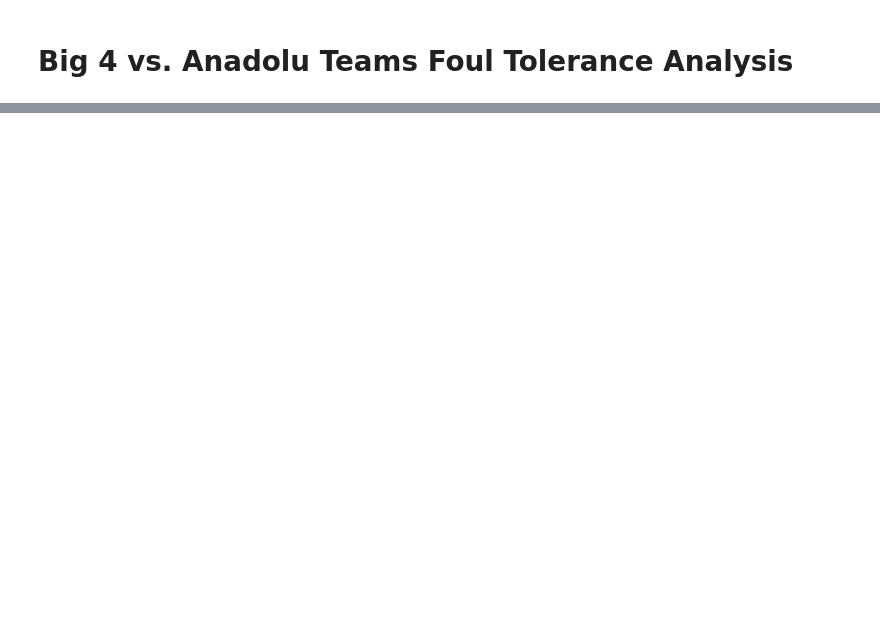
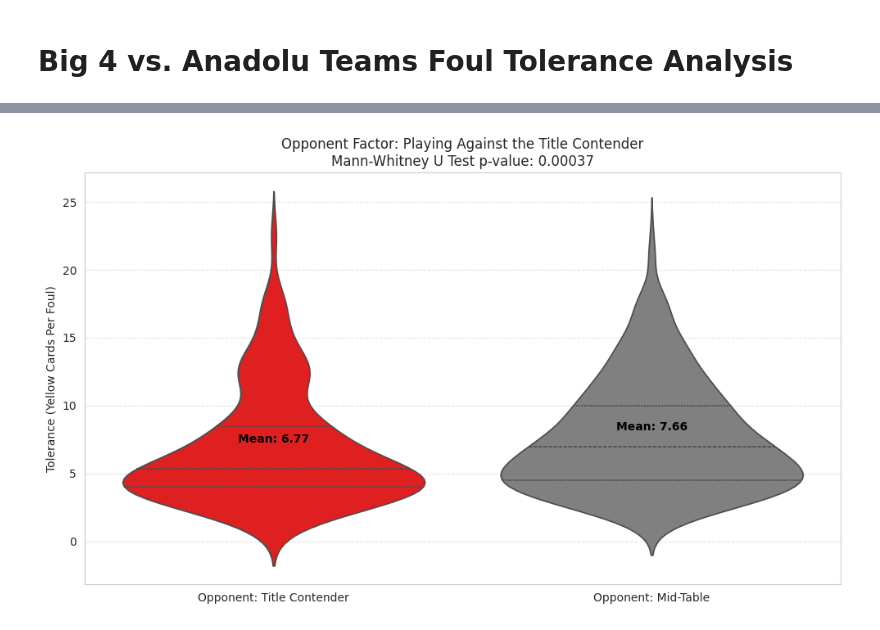
Before and after one commit to yusufOcakoglu/Deciding_the_MVP, a Jupyter notebook: Exploratory_Data_Analysis_and_Visualization.ipynb, the cells around one changed output, grey strips where cells are left out. Saved outputs shown, nothing was run; the diff lists cells and outputs as text; code cells hidden in the pictures; blank space fills up the shorter version.

```diff
--- a/Exploratory_Data_Analysis_and_Visualization.ipynb
+++ b/Exploratory_Data_Analysis_and_Visualization.ipynb
@@ -302,0 +837,84 @@ SONUÇ: İstatistiksel olarak anlamlı fark YOK. (Eşitlik Var)
+# %%
+import pandas as pd
+import numpy as np
+from scipy import stats
+import matplotlib.pyplot as plt
+import seaborn as sns
+
+# 1. Hazır Dosyayı Yükle
+# (Bu dosyanın içinde 'Home_Rank', 'Away_Rank' sütunları olduğunu varsayıyoruz)
+df = pd.read_csv('TURKISH_SUPER_LIG_FULL_DATASET_WITH_RANKS.csv')
+
+# 2. Veri Temizliği (Sadece Sıralama Verisi Olan Maçları Al)
+# İlk yarı maçları NaN olduğu için otomatik olarak elenir.
+df_critical = df.dropna(subset=['Home_Rank', 'Away_Rank']).copy()
+
+# 3. Rakip Perspektifi (Opponent Analysis)
+# Amacımız: Rakibim kim ve ben ona karşı oynarken ne kadar tolerans görüyorum?
+
+# Ev Sahibi Takımların Perspektifi
+home_stats = df_critical[['HomeTeam', 'HF', 'HY', 'AwayTeam', 'Away_Rank', 'Away_is_Big4']].rename(
+    columns={'HomeTeam': 'Team', 'HF': 'Fouls', 'HY': 'YellowCards',
+             'AwayTeam': 'Opponent', 'Away_Rank': 'Opponent_Rank', 'Away_is_Big4': 'Opponent_Is_Big4'}
+)
+
+# Deplasman Takımların Perspektifi
+away_stats = df_critical[['AwayTeam', 'AF', 'AY', 'HomeTeam', 'Home_Rank', 'Home_is_Big4']].rename(
+    columns={'AwayTeam': 'Team', 'AF': 'Fouls', 'AY': 'YellowCards',
+             'HomeTeam': 'Opponent', 'Home_Rank': 'Opponent_Rank', 'Home_is_Big4': 'Opponent_Is_Big4'}
+)
+
+# Veriyi Birleştir
+opponent_analysis_df = pd.concat([home_stats, away_stats], ignore_index=True)
+
+# Tolerans Hesabı (Sıfıra bölünmeyi önleyerek)
+opponent_analysis_df['Tolerance'] = opponent_analysis_df['Fouls'] / opponent_analysis_df['YellowCards'].replace(0, 1)
+
+# 4. Grupları Oluştur
+# GRUP A: Rakibi "Şampiyonluğa Oynayan Big 4" Olanlar (Sıralaması ilk 3'te olan Big 4)
+group_victim = opponent_analysis_df[
+    (opponent_analysis_df['Opponent_Is_Big4'] == 1) &
+    (opponent_analysis_df['Opponent_Rank'] <= 3)
+]
+
+# GRUP B (Kontrol Grubu): Rakibi "Orta Sıra Anadolu Takımı" Olanlar (Sıralaması 8-12 arası)
+group_control = opponent_analysis_df[
+    (opponent_analysis_df['Opponent_Is_Big4'] == 0) &
+    (opponent_analysis_df['Opponent_Rank'].between(8, 12))
+]
+
+# 5. İstatistiksel Test (Mann-Whitney U)
+# Veriler normal dağılmadığı için T-Test yerine bunu kullanıyoruz.
+u_stat, p_val = stats.mannwhitneyu(group_victim['Tolerance'], group_control['Tolerance'], alternative='two-sided')
+
+# 6. Görselleştirme (Keman Grafiği)
+plt.figure(figsize=(10, 6))
+plot_data = pd.concat([
+    group_victim.assign(Condition='Opponent: Title Contender'),
+    group_control.assign(Condition='Opponent: Mid-Table')
+])
+
+sns.violinplot(data=plot_data, x='Condition', y='Tolerance', palette=['red', 'gray'], inner='quartile')
+plt.title(f'Opponent Factor: Playing Against the Title Contender\nMann-Whitney U Test p-value: {p_val:.5f}')
+plt.ylabel('Tolerance (Yellow Cards Per Foul)')
+plt.xlabel('')
+plt.grid(True, axis='y', linestyle='--', alpha=0.5)
+
+# Ortalamaları Yazdır
+mean_victim = group_victim['Tolerance'].mean()
+mean_control = group_control['Tolerance'].mean()
+plt.text(0, mean_victim + 0.5, f"Mean: {mean_victim:.2f}", ha='center', color='black', weight='bold')
+plt.text(1, mean_control + 0.5, f"Mean: {mean_control:.2f}", ha='center', color='black', weight='bold')
+
+plt.tight_layout()
+plt.savefig('opponent_tolerance_effect.png') # Grafiği kaydeder
+plt.show()
+
+# 7. Sonuç Çıktısı
+print("\n--- ANALİZ SONUÇLARI ---")
+print(f"Şampiyon Adayına Karşı Oynayanların Toleransı: {mean_victim:.2f}")
+print(f"Sıradan Maça Çıkanların Toleransı: {mean_control:.2f}")
+print(f"Fark: {mean_control - mean_victim:.2f} faul (Şampiyon adayına karşı oynarken kartlar daha hızlı çıkıyor)")
+print(f"P-Değeri: {p_val:.6f}")
+# %% [output]
+[figure, added]
```
Also changed, not shown: parts of 26 cells of this notebook, 2 other files.
